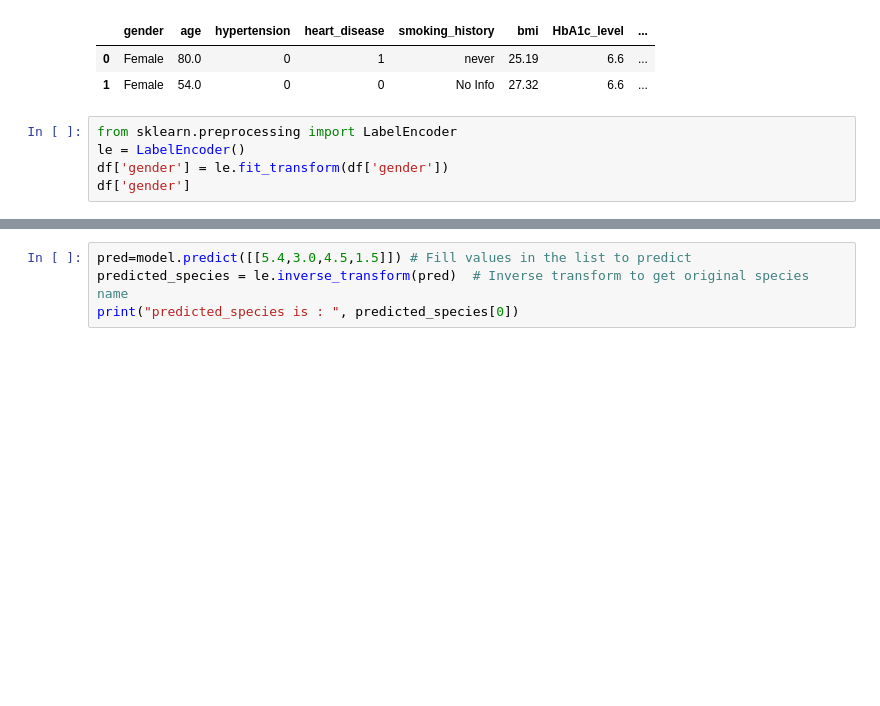
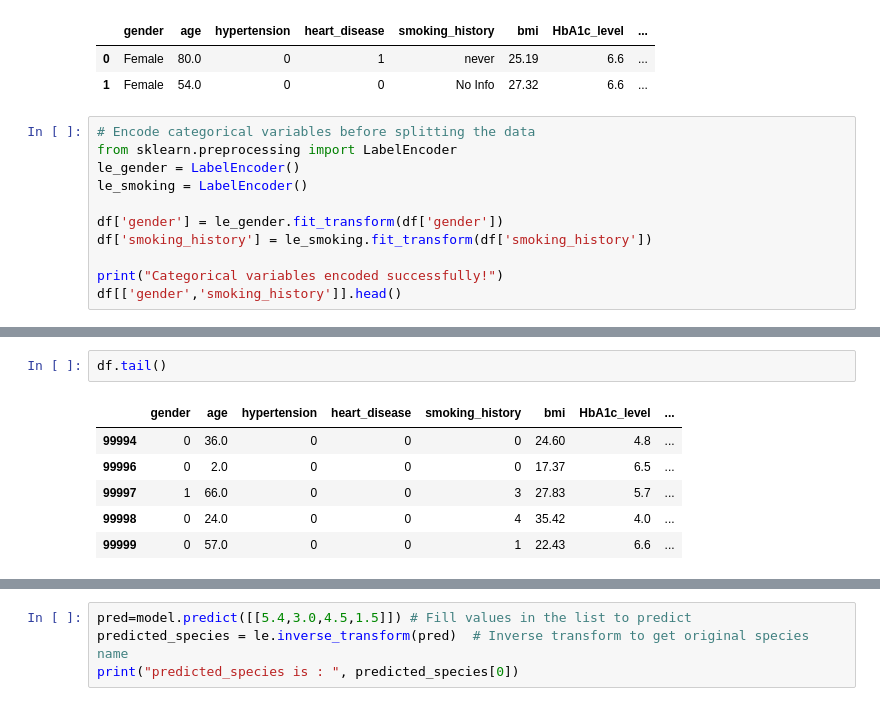
Before and after one commit to itsluckysharma01/Predicting_Diabetes_with_Logistic_Regression-ML, a Jupyter notebook: Predicting_Diabetes_with_Logistic_Regression.ipynb, the cells around one changed output, grey strips where cells are left out. Drawn from its saved outputs; the diff is of its cells as text; blank space fills up the shorter version.

Commit message:
encode

```diff
--- a/Predicting_Diabetes_with_Logistic_Regression.ipynb
+++ b/Predicting_Diabetes_with_Logistic_Regression.ipynb
@@ -169,7 +171,13 @@ df.head(2)
 | 0 | Female | 80.0 | 0 | 1 | never | 25.19 | 6.6 | ... |
 | 1 | Female | 54.0 | 0 | 0 | No Info | 27.32 | 6.6 | ... |
 # %%
+# Encode categorical variables before splitting the data
 from sklearn.preprocessing import LabelEncoder
-le = LabelEncoder()
-df['gender'] = le.fit_transform(df['gender'])
-df['gender']
+le_gender = LabelEncoder()
+le_smoking = LabelEncoder()
+
+df['gender'] = le_gender.fit_transform(df['gender'])
+df['smoking_history'] = le_smoking.fit_transform(df['smoking_history'])
+
+print("Categorical variables encoded successfully!")
+df[['gender','smoking_history']].head()
@@ -176 +199,10 @@ df['gender']
+# %%
+df.tail()
+# %% [output]
+|  | gender | age | hypertension | heart_disease | smoking_history | bmi | HbA1c_level | ... |
+| 99994 | 0 | 36.0 | 0 | 0 | 0 | 24.60 | 4.8 | ... |
+| 99996 | 0 | 2.0 | 0 | 0 | 0 | 17.37 | 6.5 | ... |
+| 99997 | 1 | 66.0 | 0 | 0 | 3 | 27.83 | 5.7 | ... |
+| 99998 | 0 | 24.0 | 0 | 0 | 4 | 35.42 | 4.0 | ... |
+| 99999 | 0 | 57.0 | 0 | 0 | 1 | 22.43 | 6.6 | ... |
 # %%
```
Also changed, not shown: parts of 4 cells of this notebook.
